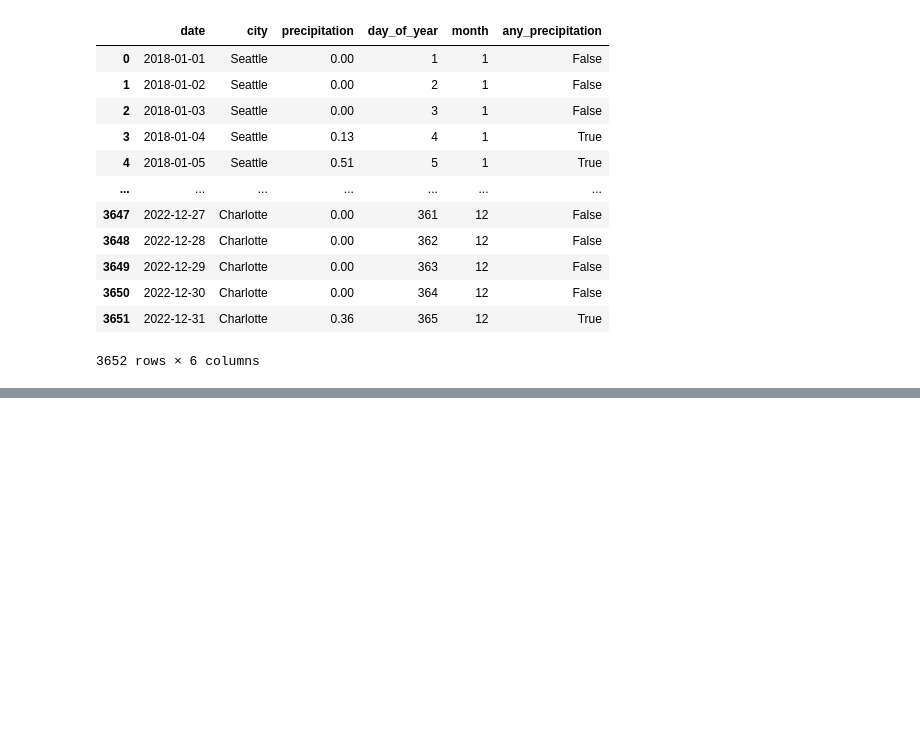
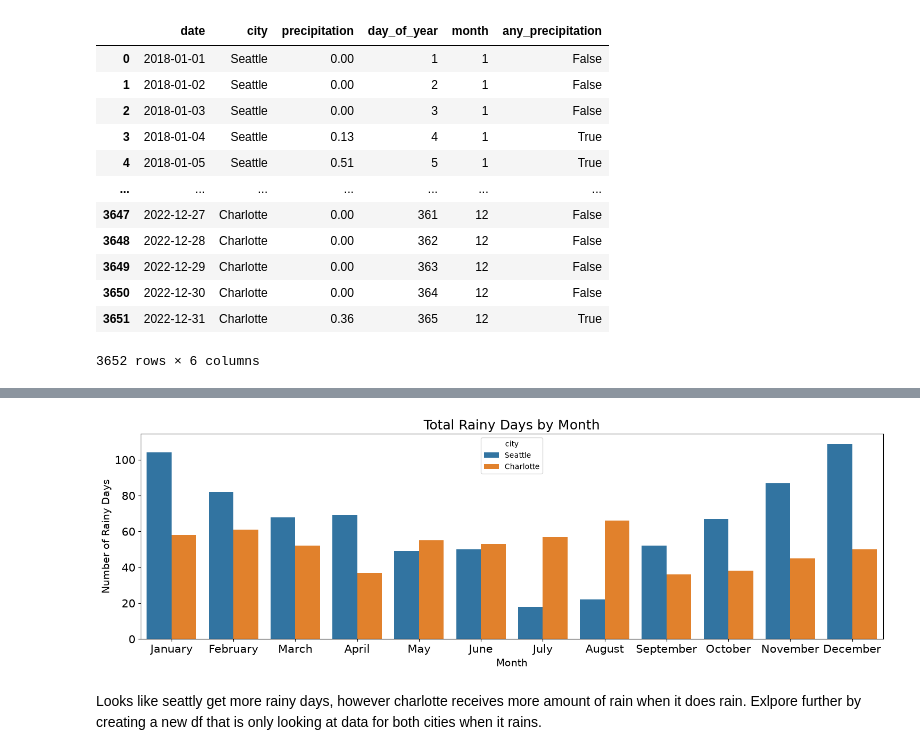
Before and after one commit to binay8/weather, a Jupyter notebook: code/Weather_Data.ipynb, the cells around one changed output, grey strips where cells are left out. Cells and saved outputs as stored; diff of their text form; code cells hidden in the pictures; blank space fills up the shorter version.

```diff
--- a/code/Weather_Data.ipynb
+++ b/code/Weather_Data.ipynb
@@ -646,3 +651,4 @@ plt.show()
 # %%
-df[['city','month']].groupby('city')['any_precipitation'].mean()
+monthly_rainy_days = df.groupby(["city", "month"])["any_precipitation"].sum().reset_index(name="total_precipitation_days")
+monthly_rainy_days.head()
 # %% [output]
@@ -649,0 +661,14 @@ KeyError: 'Column not found: any_precipitation'
+# %%
+plt.figure(figsize = (18,5))
+sns.barplot(data = monthly_rainy_days, x = 'month', y = 'total_precipitation_days', hue = 'city', hue_order=["Seattle", "Charlotte"])
+plt.title("Total Rainy Days by Month", fontsize = 18)
+plt.xlabel("Month", fontsize =14)
+plt.ylabel("Number of Rainy Days", fontsize = 14)
+
+plt.tick_params(labelsize =15)
+plt.xticks(ticks= range(12), labels = month_names)
+plt.show()
+# %% [output]
+[figure, added]
+# %% [markdown]
+Looks like seattly get more rainy days, however charlotte receives more amount of rain when it does rain. Exlpore further by creating a new df that is only looking at data for both cities when it rains.
```
Also changed, not shown: parts of 19 cells of this notebook.
